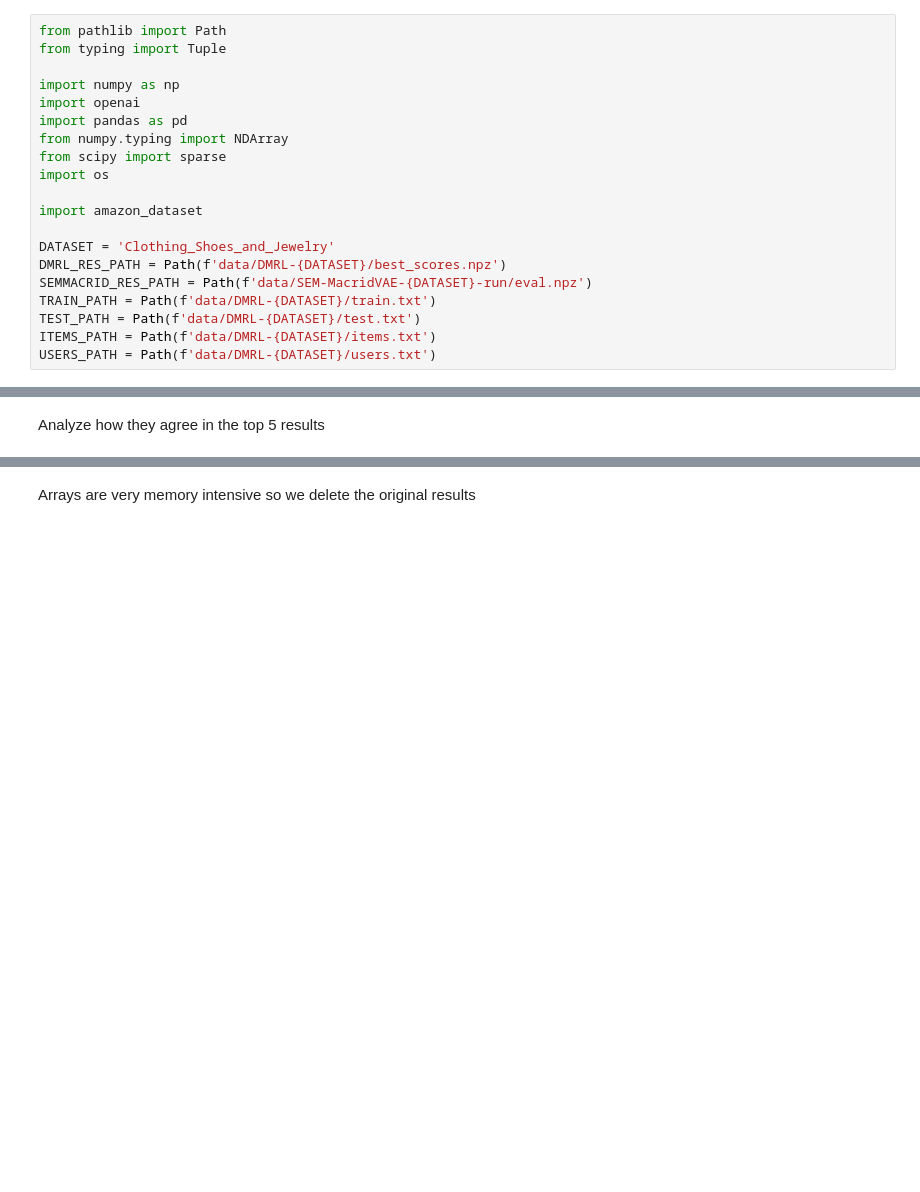
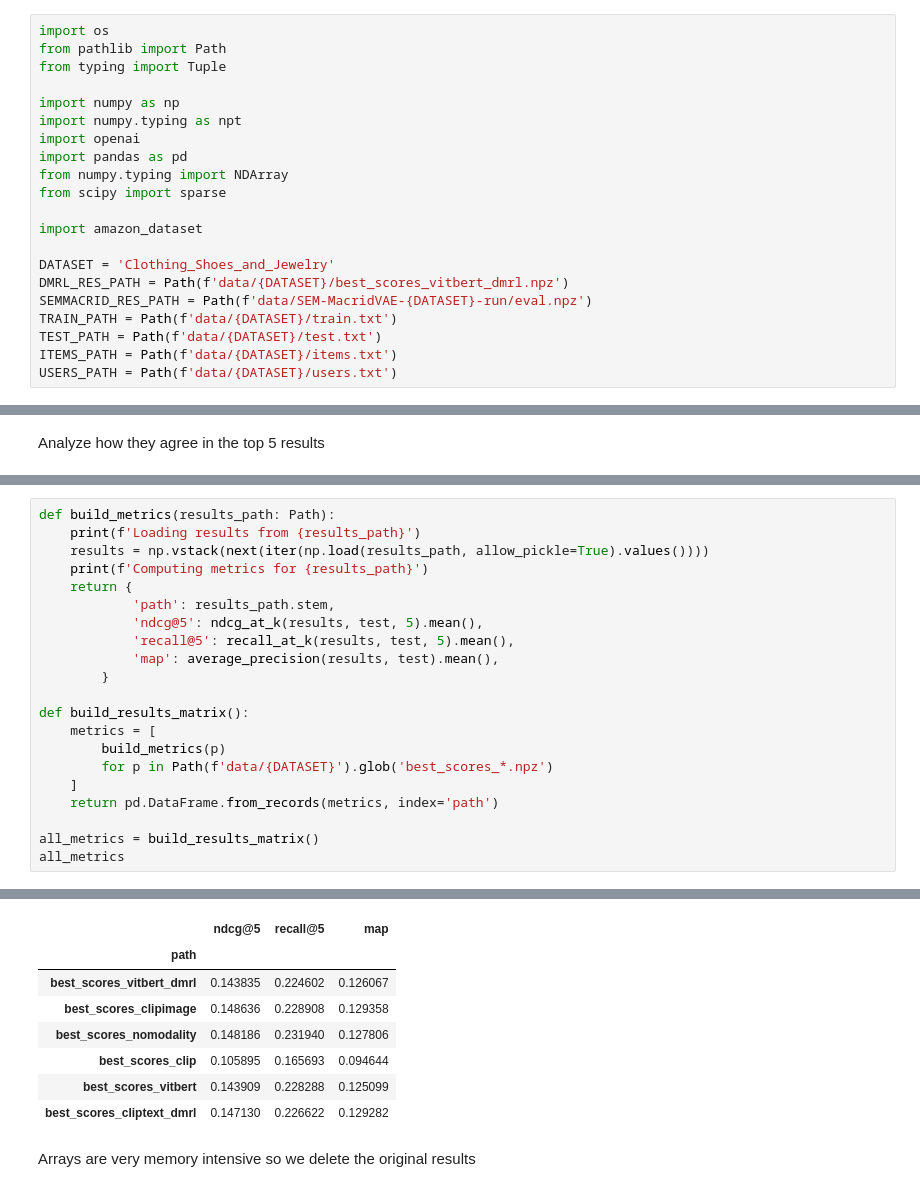
Before and after one commit to igui/Align-MacridVAE-data, a Jupyter notebook: analyze_recommendations.ipynb, the cells around one changed output, grey strips where cells are left out. Cells and saved outputs as stored; diff of their text form; blank space fills up the shorter version.

```diff
--- a/analyze_recommendations.ipynb
+++ b/analyze_recommendations.ipynb
@@ -1,23 +1,24 @@
 # %%
+import os
 from pathlib import Path
 from typing import Tuple
 
 import numpy as np
+import numpy.typing as npt
 import openai
 import pandas as pd
 from numpy.typing import NDArray
 from scipy import sparse
-import os
 
 import amazon_dataset
 
 DATASET = 'Clothing_Shoes_and_Jewelry'
-DMRL_RES_PATH = Path(f'data/DMRL-{DATASET}/best_scores.npz')
+DMRL_RES_PATH = Path(f'data/{DATASET}/best_scores_vitbert_dmrl.npz')
 SEMMACRID_RES_PATH = Path(f'data/SEM-MacridVAE-{DATASET}-run/eval.npz')
-TRAIN_PATH = Path(f'data/DMRL-{DATASET}/train.txt')
-TEST_PATH = Path(f'data/DMRL-{DATASET}/test.txt')
-ITEMS_PATH = Path(f'data/DMRL-{DATASET}/items.txt')
-USERS_PATH = Path(f'data/DMRL-{DATASET}/users.txt')
+TRAIN_PATH = Path(f'data/{DATASET}/train.txt')
+TEST_PATH = Path(f'data/{DATASET}/test.txt')
+ITEMS_PATH = Path(f'data/{DATASET}/items.txt')
+USERS_PATH = Path(f'data/{DATASET}/users.txt')
 # %%
 assert DMRL_RES_PATH.exists()
 assert SEMMACRID_RES_PATH.exists()
@@ -114,0 +188,22 @@ array([19594,  8913, 32930, ..., 24574, 13147, 34301])
+# %%
+def build_metrics(results_path: Path):
+    print(f'Loading results from {results_path}')
+    results = np.vstack(next(iter(np.load(results_path, allow_pickle=True).values())))
+    print(f'Computing metrics for {results_path}')
+    return {
+            'path': results_path.stem,
+            'ndcg@5': ndcg_at_k(results, test, 5).mean(),
+            'recall@5': recall_at_k(results, test, 5).mean(),
+            'map': average_precision(results, test).mean(),
+        }
+
+def build_results_matrix():
+    metrics = [
+        build_metrics(p)
+        for p in Path(f'data/{DATASET}').glob('best_scores_*.npz')
+    ]
+    return pd.DataFrame.from_records(metrics, index='path')
+
+all_metrics = build_results_matrix()
+all_metrics
+# %% [output]
@@ -115,3 +222,11 @@ array([19594,  8913, 32930, ..., 24574, 13147, 34301])
+|  | ndcg@5 | recall@5 | map |
+| path |  |  |  |
+| best_scores_vitbert_dmrl | 0.143835 | 0.224602 | 0.126067 |
+| best_scores_clipimage | 0.148636 | 0.228908 | 0.129358 |
+| best_scores_nomodality | 0.148186 | 0.231940 | 0.127806 |
+| best_scores_clip | 0.105895 | 0.165693 | 0.094644 |
+| best_scores_vitbert | 0.143909 | 0.228288 | 0.125099 |
+| best_scores_cliptext_dmrl | 0.147130 | 0.226622 | 0.129282 |
 # %% [markdown]
 Arrays are very memory intensive so we delete the original results
 # %%
```
Also changed, not shown: parts of 8 cells of this notebook, 8 other files.
